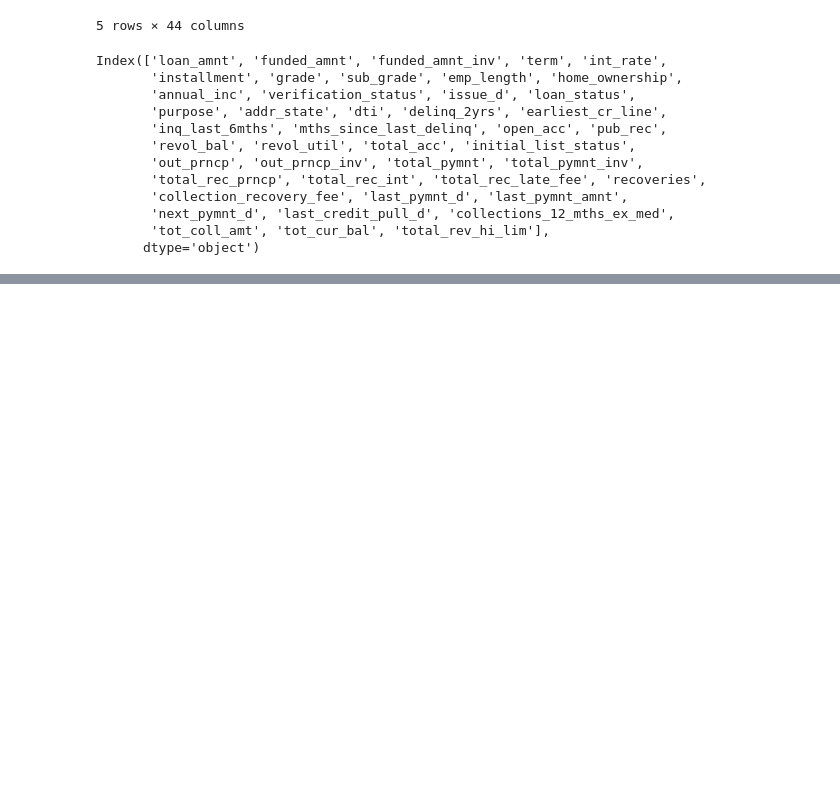
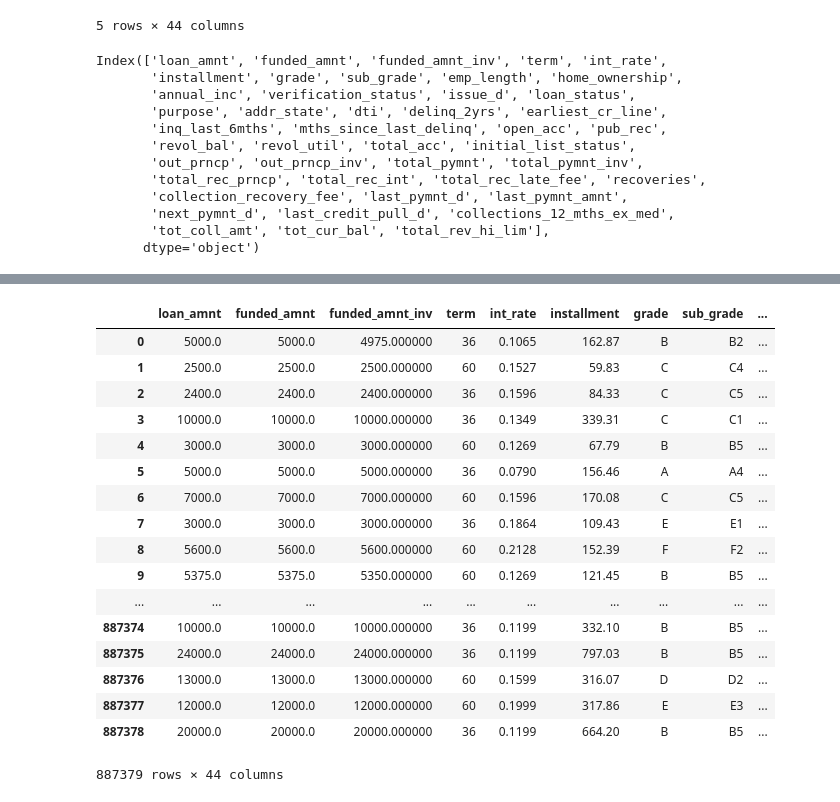
Before and after one commit to sanjogh777/Project1, a Jupyter notebook: Data Wrangling/Data_Wrangling.ipynb, the cells around one changed output, grey strips where cells are left out. Saved outputs shown, nothing was run; the diff lists cells and outputs as text; code cells hidden in the pictures; blank space fills up the shorter version.

```diff
--- a/Data Wrangling/Data_Wrangling.ipynb
+++ b/Data Wrangling/Data_Wrangling.ipynb
@@ -109,0 +147,24 @@ AttributeError: Can only use .str accessor with string values, which use np.obje
+# %%
+loan1['emp_length'] = loan1['emp_length'].str.extract('(\d+)').astype(float)
+# %%
+loan1['emp_length'] = loan1['emp_length'].fillna(loan1.emp_length.median())
+loan1
+# %% [output]
+|  | loan_amnt | funded_amnt | funded_amnt_inv | term | int_rate | installment | grade | sub_grade | ... |
+| 0 | 5000.0 | 5000.0 | 4975.000000 | 36 | 0.1065 | 162.87 | B | B2 | ... |
+| 1 | 2500.0 | 2500.0 | 2500.000000 | 60 | 0.1527 | 59.83 | C | C4 | ... |
+| 2 | 2400.0 | 2400.0 | 2400.000000 | 36 | 0.1596 | 84.33 | C | C5 | ... |
+| 3 | 10000.0 | 10000.0 | 10000.000000 | 36 | 0.1349 | 339.31 | C | C1 | ... |
+| 4 | 3000.0 | 3000.0 | 3000.000000 | 60 | 0.1269 | 67.79 | B | B5 | ... |
+| 5 | 5000.0 | 5000.0 | 5000.000000 | 36 | 0.0790 | 156.46 | A | A4 | ... |
+| 6 | 7000.0 | 7000.0 | 7000.000000 | 60 | 0.1596 | 170.08 | C | C5 | ... |
+| 7 | 3000.0 | 3000.0 | 3000.000000 | 36 | 0.1864 | 109.43 | E | E1 | ... |
+| 8 | 5600.0 | 5600.0 | 5600.000000 | 60 | 0.2128 | 152.39 | F | F2 | ... |
+| 9 | 5375.0 | 5375.0 | 5350.000000 | 60 | 0.1269 | 121.45 | B | B5 | ... |
+| ... | ... | ... | ... | ... | ... | ... | ... | ... | ... |
+| 887374 | 10000.0 | 10000.0 | 10000.000000 | 36 | 0.1199 | 332.10 | B | B5 | ... |
+| 887375 | 24000.0 | 24000.0 | 24000.000000 | 36 | 0.1199 | 797.03 | B | B5 | ... |
+| 887376 | 13000.0 | 13000.0 | 13000.000000 | 60 | 0.1599 | 316.07 | D | D2 | ... |
+| 887377 | 12000.0 | 12000.0 | 12000.000000 | 60 | 0.1999 | 317.86 | E | E3 | ... |
+| 887378 | 20000.0 | 20000.0 | 20000.000000 | 36 | 0.1199 | 664.20 | B | B5 | ... |
+887379 rows × 44 columns
```
Also changed, not shown: parts of 4 cells of this notebook, 1 other file.
